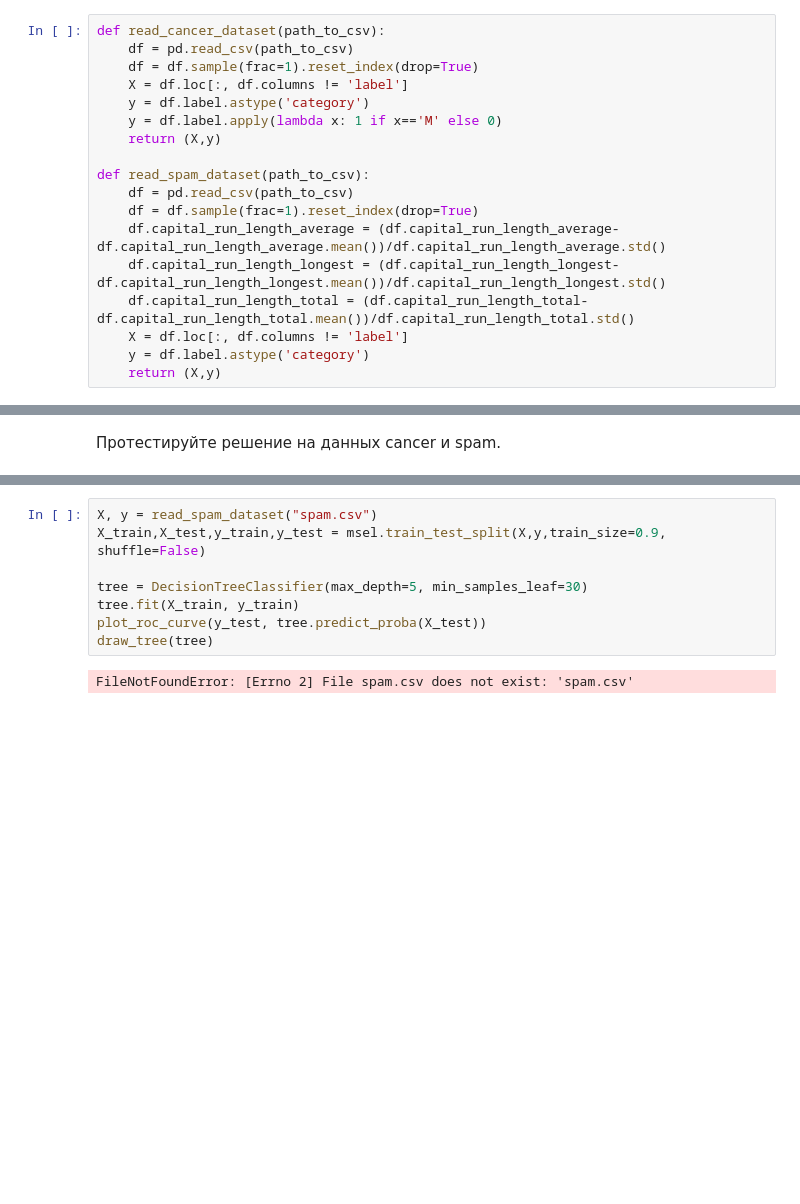
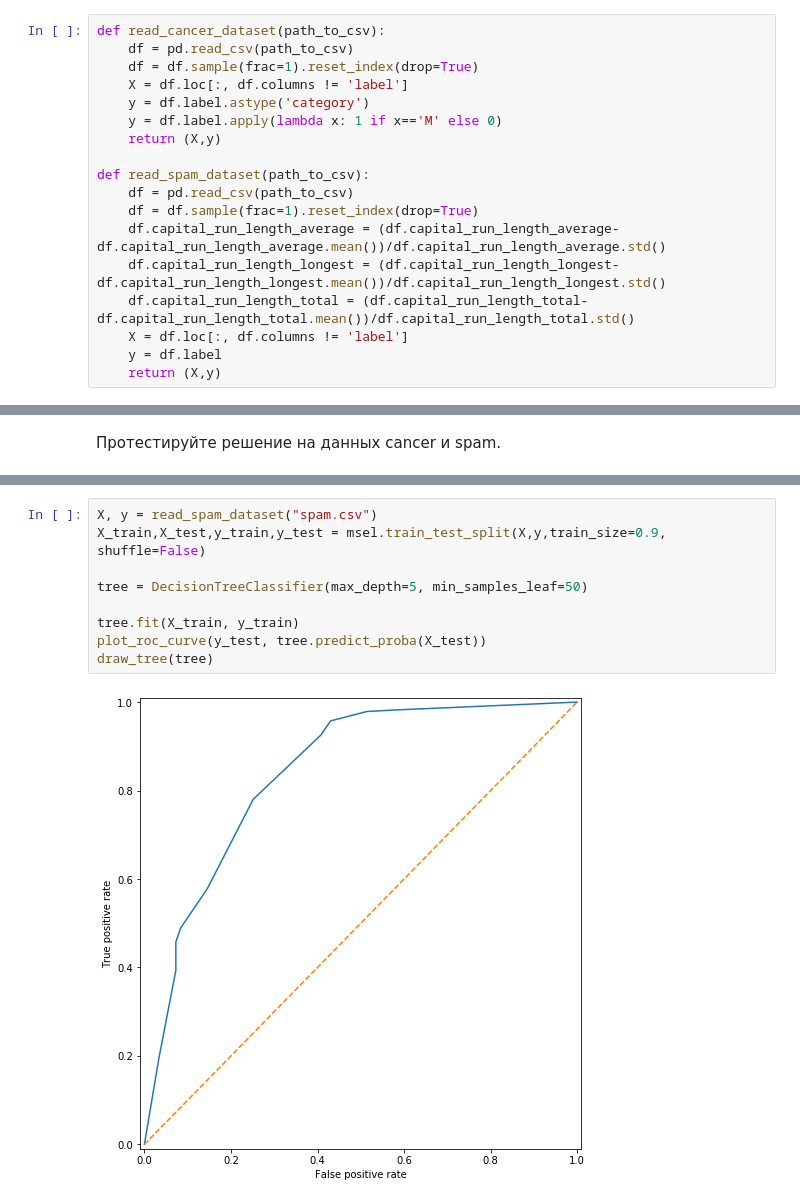
Before and after one commit to vkpankov/BioInfML, a Jupyter notebook: hw03_task.ipynb, the cells around one changed output, grey strips where cells are left out. Drawn from its saved outputs; the diff is of its cells as text; blank space fills up the shorter version.

```diff
--- a/hw03_task.ipynb
+++ b/hw03_task.ipynb
@@ -28,7 +30,7 @@ def read_spam_dataset(path_to_csv):
     df.capital_run_length_longest = (df.capital_run_length_longest-df.capital_run_length_longest.mean())/df.capital_run_length_longest.std()
     df.capital_run_length_total = (df.capital_run_length_total-df.capital_run_length_total.mean())/df.capital_run_length_total.std()
     X = df.loc[:, df.columns != 'label']
-    y = df.label.astype('category')
+    y = df.label
     return (X,y)
 # %% [markdown]
 ### Задание 1 (2 балла)
@@ -291,10 +286,11 @@ draw_tree(tree)
 # %%
 X, y = read_spam_dataset("spam.csv")
 X_train,X_test,y_train,y_test = msel.train_test_split(X,y,train_size=0.9, shuffle=False)
 
-tree = DecisionTreeClassifier(max_depth=5, min_samples_leaf=30)
+tree = DecisionTreeClassifier(max_depth=5, min_samples_leaf=50)
+
 tree.fit(X_train, y_train)
 plot_roc_curve(y_test, tree.predict_proba(X_test))
 draw_tree(tree)
 # %% [output]
-FileNotFoundError: [Errno 2] File spam.csv does not exist: 'spam.csv'
+[figure, added]
```
Also changed, not shown: parts of 5 cells of this notebook.
